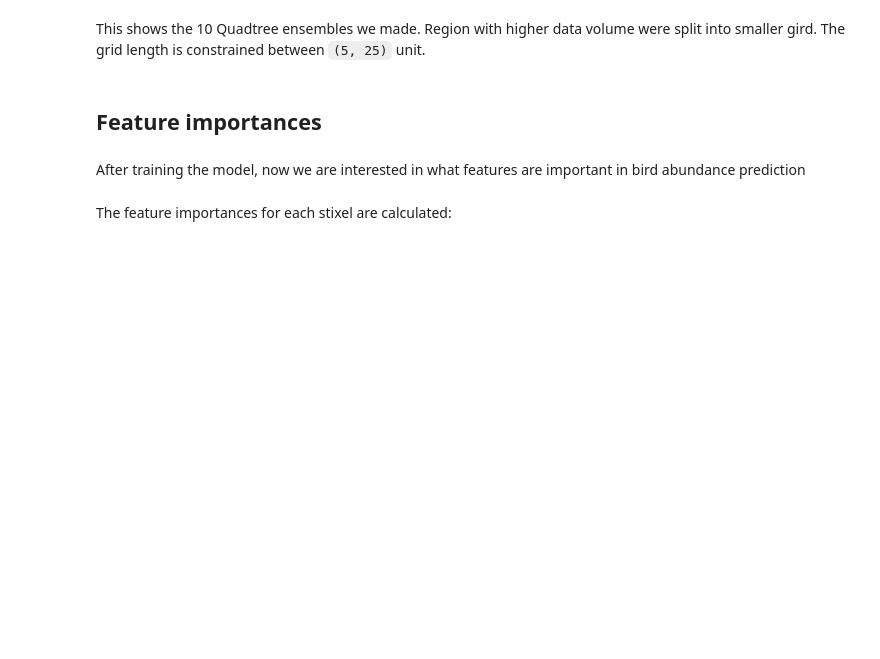
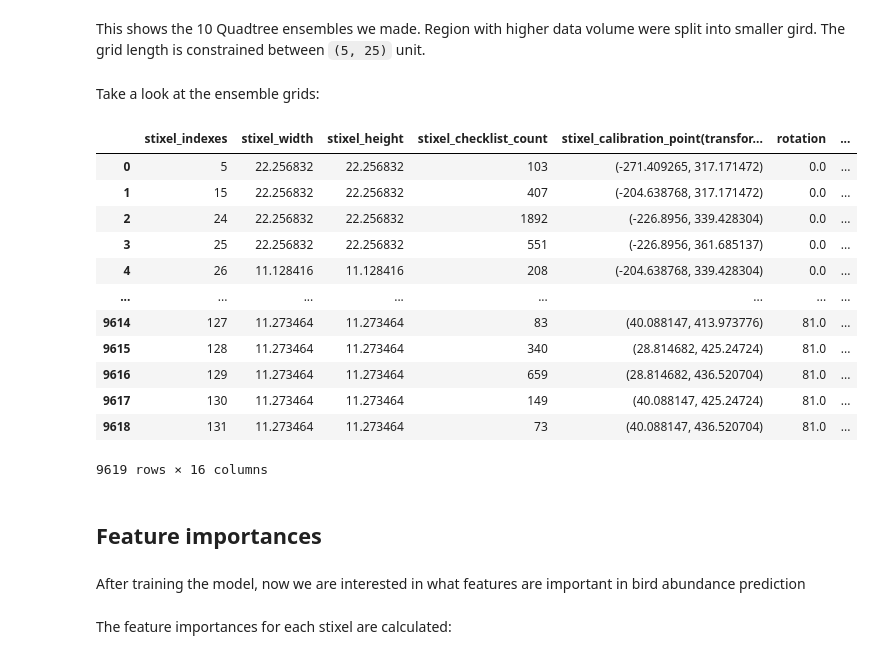
Before and after one commit to chenyangkang/stemflow, a Jupyter notebook: docs/Examples/01.AdaSTEM_demo.ipynb, the cells around one changed output. Saved outputs shown, nothing was run; the diff lists cells and outputs as text; code cells hidden in the pictures; blank space fills up the shorter version.

```diff
--- a/docs/Examples/01.AdaSTEM_demo.ipynb
+++ b/docs/Examples/01.AdaSTEM_demo.ipynb
@@ -211,5 +211,23 @@ model.gridding_plot
 # %% [markdown]
 This shows the 10 Quadtree ensembles we made. Region with higher data volume were split into smaller gird. The grid length is constrained between `(5, 25)` unit.
+# %% [markdown]
+Take a look at the ensemble grids:
+# %%
+model.ensemble_df
+# %% [output]
+|  | stixel_indexes | stixel_width | stixel_height | stixel_checklist_count | stixel_calibration_point(transfor... | rotation | ... |
+| 0 | 5 | 22.256832 | 22.256832 | 103 | (-271.409265, 317.171472) | 0.0 | ... |
+| 1 | 15 | 22.256832 | 22.256832 | 407 | (-204.638768, 317.171472) | 0.0 | ... |
+| 2 | 24 | 22.256832 | 22.256832 | 1892 | (-226.8956, 339.428304) | 0.0 | ... |
+| 3 | 25 | 22.256832 | 22.256832 | 551 | (-226.8956, 361.685137) | 0.0 | ... |
+| 4 | 26 | 11.128416 | 11.128416 | 208 | (-204.638768, 339.428304) | 0.0 | ... |
+| ... | ... | ... | ... | ... | ... | ... | ... |
+| 9614 | 127 | 11.273464 | 11.273464 | 83 | (40.088147, 413.973776) | 81.0 | ... |
+| 9615 | 128 | 11.273464 | 11.273464 | 340 | (28.814682, 425.24724) | 81.0 | ... |
+| 9616 | 129 | 11.273464 | 11.273464 | 659 | (28.814682, 436.520704) | 81.0 | ... |
+| 9617 | 130 | 11.273464 | 11.273464 | 149 | (40.088147, 425.24724) | 81.0 | ... |
+| 9618 | 131 | 11.273464 | 11.273464 | 73 | (40.088147, 436.520704) | 81.0 | ... |
+9619 rows × 16 columns
 # %% [markdown]
 ## Feature importances
 # %% [markdown]
```
Also changed, not shown: parts of 2 cells of this notebook, 2 other files.
